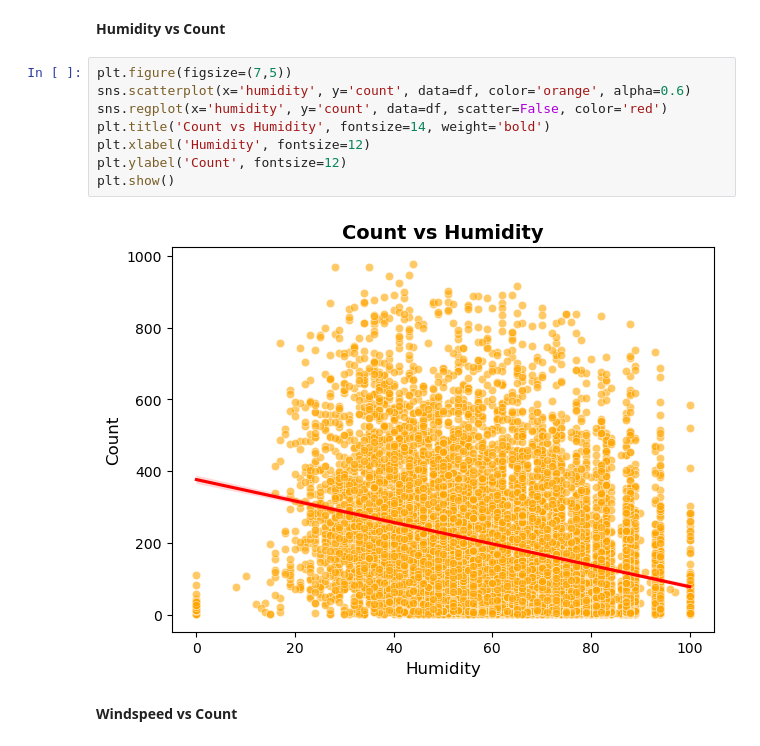
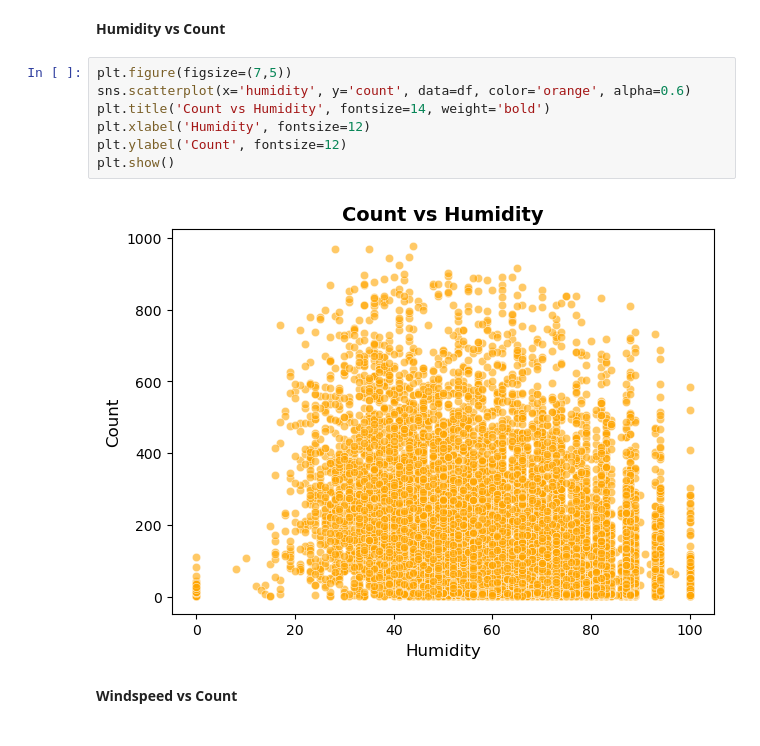
Before and after one commit to hemalatham236/Yulu-Data-set--Hypothesis-Testing, a Jupyter notebook: Yulu_Bike_sharing_Hypothesis_Testing.ipynb, the cells around one changed output. Saved outputs shown, nothing was run; the diff lists cells and outputs as text.

```diff
--- a/Yulu_Bike_sharing_Hypothesis_Testing.ipynb
+++ b/Yulu_Bike_sharing_Hypothesis_Testing.ipynb
@@ -693,13 +827,12 @@ plt.show()
 # %%
 plt.figure(figsize=(7,5))
 sns.scatterplot(x='humidity', y='count', data=df, color='orange', alpha=0.6)
-sns.regplot(x='humidity', y='count', data=df, scatter=False, color='red')
 plt.title('Count vs Humidity', fontsize=14, weight='bold')
 plt.xlabel('Humidity', fontsize=12)
 plt.ylabel('Count', fontsize=12)
 plt.show()
 # %% [output]
-[figure, old version]
+[figure, new version]
 # %% [markdown]
 **Windspeed vs Count**
 # %%
```
Also changed, not shown: parts of 106 cells of this notebook, 1 other file.
